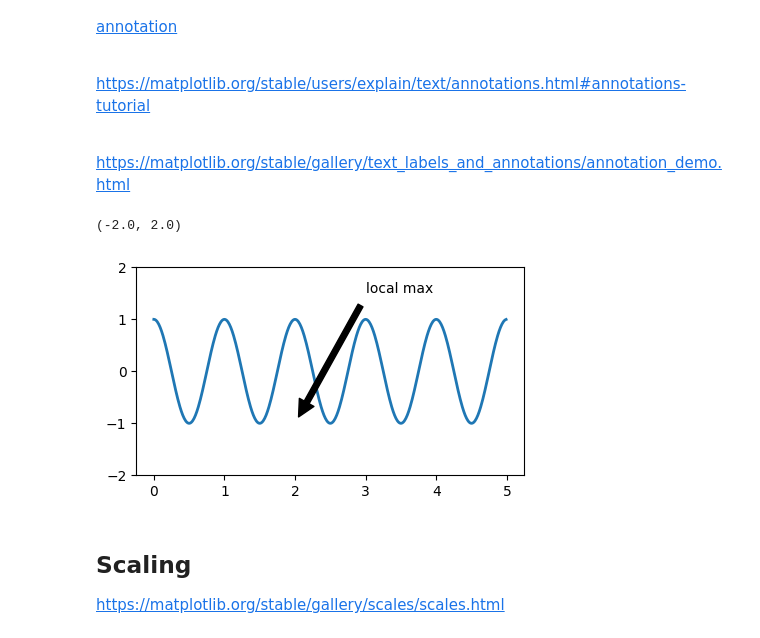
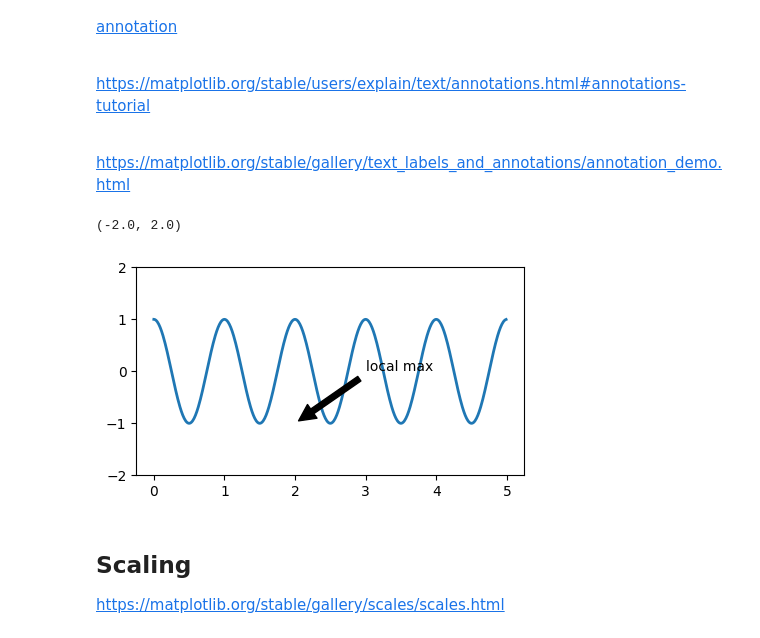
Before and after one commit to cantaruttim/Rotinas, a Jupyter notebook: matplotlib.ipynb, the cells around one changed output. Saved outputs shown, nothing was run; the diff lists cells and outputs as text; code cells hidden in the pictures.

```diff
--- a/matplotlib.ipynb
+++ b/matplotlib.ipynb
@@ -103,17 +103,17 @@ https://matplotlib.org/stable/gallery/text_labels_and_annotations/annotation_dem
 # %%
 fig, ax = plt.subplots(figsize=(5, 2.7))
 
 t = np.arange(0.0, 5.0, 0.01)
 s = np.cos(2 * np.pi * t)
 line, = ax.plot(t, s, lw=2)
 
-ax.annotate('local max', xy=(2, -1), xytext=(3, 1.5),
+ax.annotate('local max', xy=(2, -1), xytext=(3, 0.0),
             arrowprops=dict(facecolor='black', shrink=0.05))
 
 ax.set_ylim(-2, 2)
 # %% [output]
 (-2.0, 2.0)
-[figure, old version]
+[figure, new version]
 # %% [markdown]
 ## Scaling
 
```
Also changed, not shown: parts of 6 cells of this notebook.
